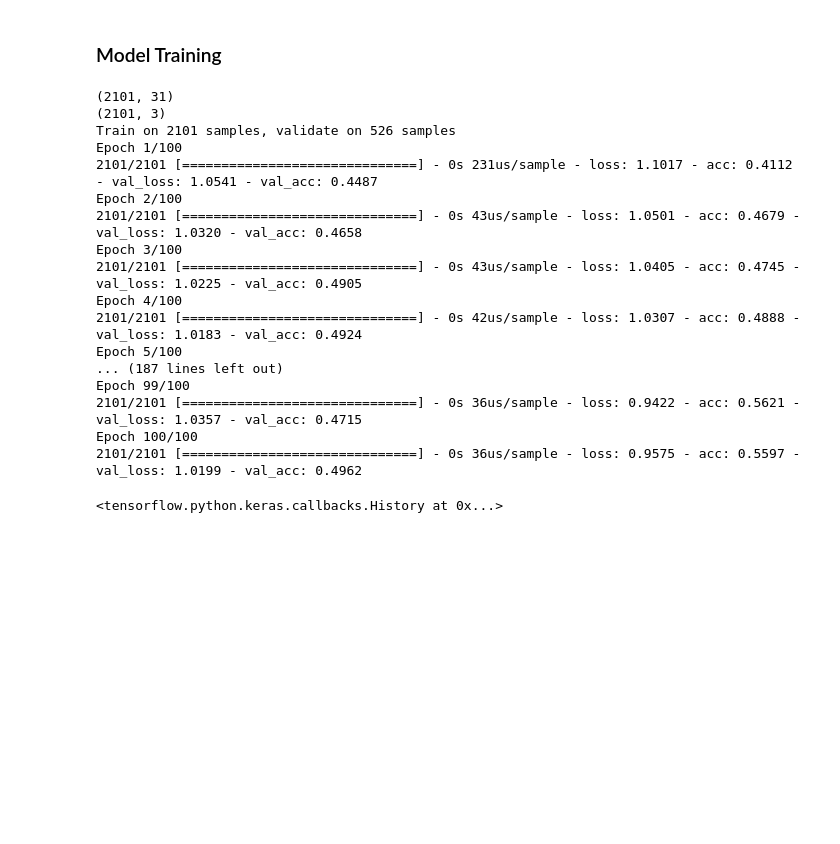
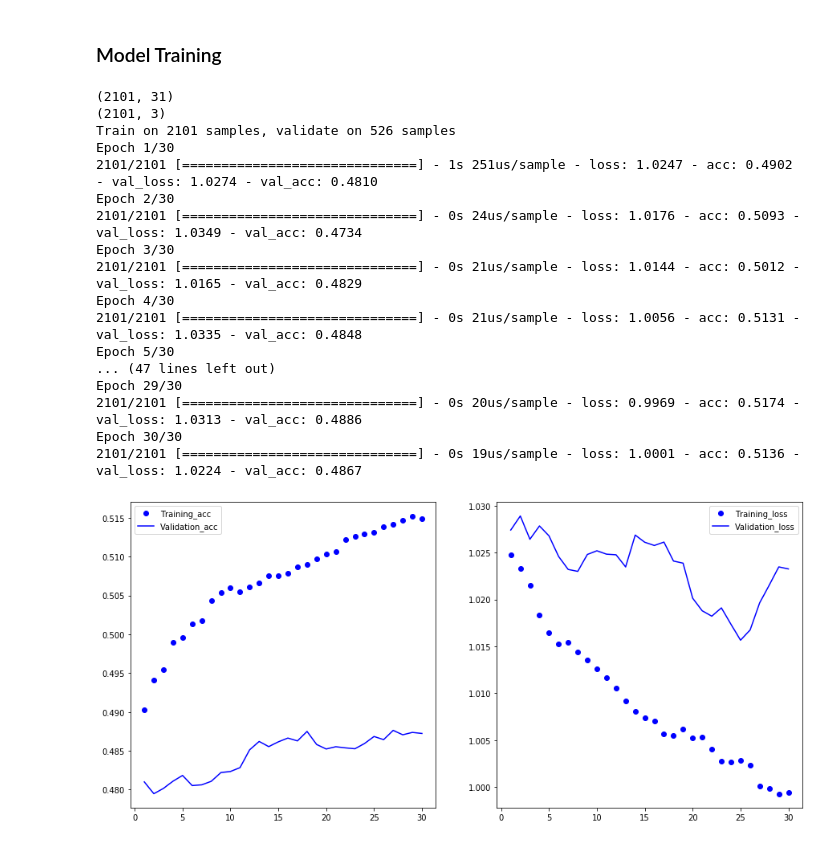
Before and after one commit to Revuj/FEUP-IART-PROJ2, a Jupyter notebook: IART-PROJECT.ipynb, the cells around one changed output. Saved outputs shown, nothing was run; the diff lists cells and outputs as text; code cells hidden in the pictures; blank space fills up the shorter version.

Commit message:
Plotting learning and saving weights

```diff
--- a/IART-PROJECT.ipynb
+++ b/IART-PROJECT.ipynb
@@ -1376,41 +1397,68 @@ std = np.std(train_features, axis=0)
 train_features /= std
 val_features /= std
 
-from tensorflow.keras.optimizers import SGD
-opt = SGD(
-    lr=0.01, decay=1e-6, momentum=0.9, nesterov=True
+from tensorflow.keras.optimizers import RMSprop
+opt = RMSprop(
+    lr=0.001
 )
 
 model.compile(
    loss='categorical_crossentropy', optimizer=opt, metrics=['acc']
 )
 
+mean = np.mean(train_features, axis=0)
+train_features -= mean
+val_features -= mean
+std = np.std(train_features, axis=0)
+train_features /= std
+val_features /= std
+
 print(train_features.shape)
 print(train_targets.shape)
 
-model.fit(
+history = model.fit(
     train_features,
     train_targets,
-    batch_size=32,
-    epochs=100,
-    validation_data=(val_features, val_targets)
+    batch_size=1024,
+    epochs=30,
+    validation_data=(val_features, val_targets),
 )
+
+# Save weights
+model.save_weights(os.path.join('weights' + os.sep + 'custom', fold + '.h5'))
 # %% [output]
 (2101, 31)
 (2101, 3)
 Train on 2101 samples, validate on 526 samples
-Epoch 1/100
-2101/2101 [==============================] - 0s 231us/sample - loss: 1.1017 - acc: 0.4112 - val_loss: 1.0541 - val_acc: 0.4487
-Epoch 2/100
-2101/2101 [==============================] - 0s 43us/sample - loss: 1.0501 - acc: 0.4679 - val_loss: 1.0320 - val_acc: 0.4658
-Epoch 3/100
-2101/2101 [==============================] - 0s 43us/sample - loss: 1.0405 - acc: 0.4745 - val_loss: 1.0225 - val_acc: 0.4905
-Epoch 4/100
-2101/2101 [==============================] - 0s 42us/sample - loss: 1.0307 - acc: 0.4888 - val_loss: 1.0183 - val_acc: 0.4924
-Epoch 5/100
-... (187 lines left out)
-Epoch 99/100
-2101/2101 [==============================] - 0s 36us/sample - loss: 0.9422 - acc: 0.5621 - val_loss: 1.0357 - val_acc: 0.4715
-Epoch 100/100
-2101/2101 [==============================] - 0s 36us/sample - loss: 0.9575 - acc: 0.5597 - val_loss: 1.0199 - val_acc: 0.4962
+Epoch 1/30
+2101/2101 [==============================] - 1s 251us/sample - loss: 1.0247 - acc: 0.4902 - val_loss: 1.0274 - val_acc: 0.4810
+Epoch 2/30
+2101/2101 [==============================] - 0s 24us/sample - loss: 1.0176 - acc: 0.5093 - val_loss: 1.0349 - val_acc: 0.4734
+Epoch 3/30
+2101/2101 [==============================] - 0s 21us/sample - loss: 1.0144 - acc: 0.5012 - val_loss: 1.0165 - val_acc: 0.4829
+Epoch 4/30
+2101/2101 [==============================] - 0s 21us/sample - loss: 1.0056 - acc: 0.5131 - val_loss: 1.0335 - val_acc: 0.4848
+Epoch 5/30
+... (47 lines left out)
+Epoch 29/30
+2101/2101 [==============================] - 0s 20us/sample - loss: 0.9969 - acc: 0.5174 - val_loss: 1.0313 - val_acc: 0.4886
+Epoch 30/30
+2101/2101 [==============================] - 0s 19us/sample - loss: 1.0001 - acc: 0.5136 - val_loss: 1.0224 - val_acc: 0.4867
-<tensorflow.python.keras.callbacks.History at 0x...>
+# %%
+ # Plot history
+acc = smooth_curve(history.history['acc'])
+val_acc = smooth_curve(history.history['val_acc'])
+loss = smooth_curve(history.history['loss'])
+val_loss = smooth_curve(history.history['val_loss'])
+epochs = range(1, len(acc) + 1)
+
+fig, axs = plt.subplots(1, 2, figsize=(15, 7))
+axs[0].plot(epochs, acc, 'bo', label='Training_acc')
+axs[0].plot(epochs, val_acc, 'b', label='Validation_acc')
+axs[0].legend()
+axs[1].plot(epochs, loss, 'bo', label='Training_loss')
+axs[1].plot(epochs, val_loss, 'b', label='Validation_loss')
+axs[1].legend()
+plt.show()
+# %% [output]
+[figure, added]
```
Also changed, not shown: parts of 4 cells of this notebook, 1 other file.
